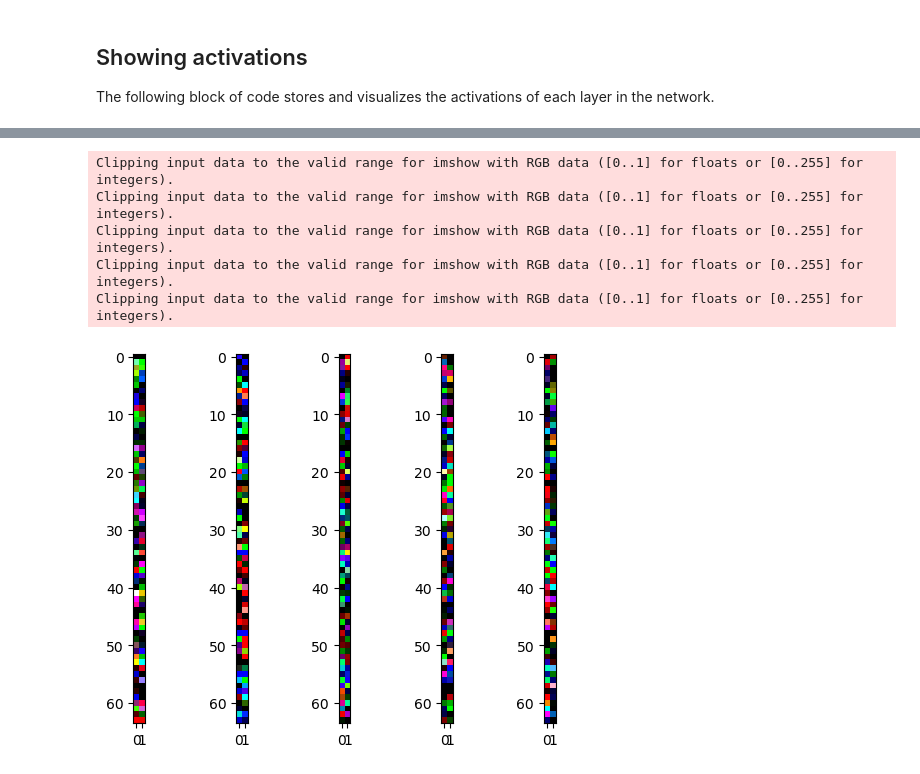
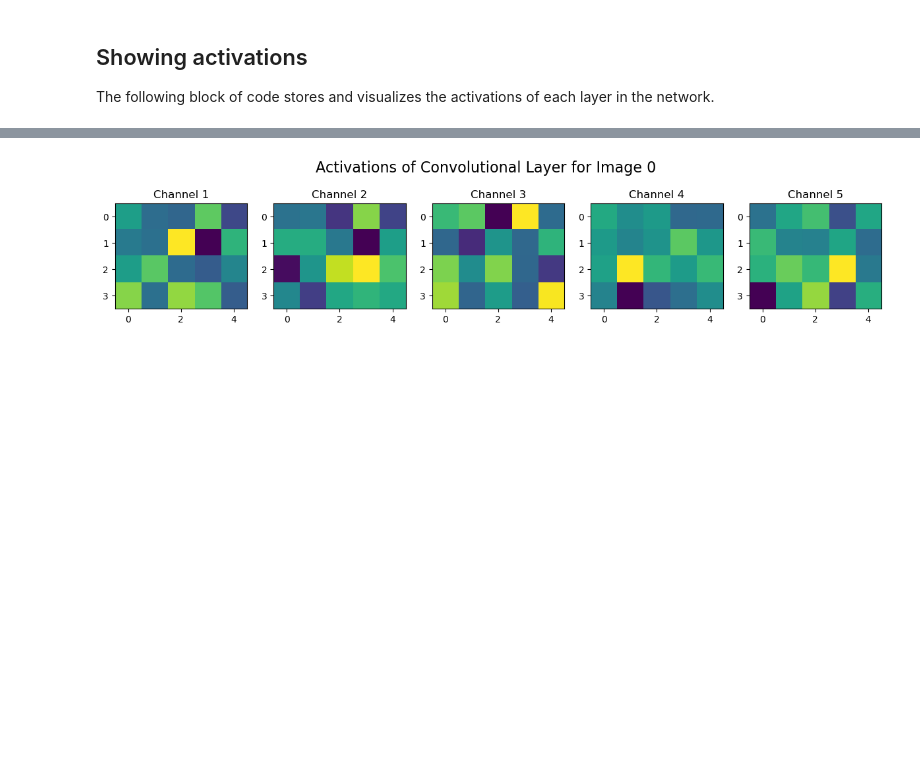
Before and after one commit to ZsofiaK/masterthesis, a Jupyter notebook: Programming exercise/Exercise.ipynb, the cells around one changed output, grey strips where cells are left out. Saved outputs shown, nothing was run; the diff lists cells and outputs as text; code cells hidden in the pictures; blank space fills up the shorter version.

```diff
--- a/Programming exercise/Exercise.ipynb
+++ b/Programming exercise/Exercise.ipynb
@@ -245,17 +242,21 @@ tensor([[ 0.6394, -0.8863, -0.3393],
 # %%
 # Displaying activations of the convolutional layer.
-mm = activation['conv1'].squeeze().cpu().numpy()
 
-fig, axs = plt.subplots(1,5)
+# Index of image to show the activation for.
+image_nr = 0
 
-for i, j in enumerate(range(10,15)):
-    axs[i].imshow(mm[j])
+# Number of channels to show.
+channel_nr = 5
 
+mm = activation['conv1'].cpu().numpy()
+
+fig, axs = plt.subplots(1, channel_nr, figsize=(15,3))
+
+for i in range(channel_nr):
+    axs[i].imshow(mm[image_nr, i, :, :], cmap='viridis')
+    axs[i].set_title(f'Channel {i + 1}')
+
+plt.suptitle(f'Activations of Convolutional Layer for Image {image_nr}', fontsize=16)
 plt.show(block=False)
 # %% [output]
-Clipping input data to the valid range for imshow with RGB data ([0..1] for floats or [0..255] for integers).
-Clipping input data to the valid range for imshow with RGB data ([0..1] for floats or [0..255] for integers).
-Clipping input data to the valid range for imshow with RGB data ([0..1] for floats or [0..255] for integers).
-Clipping input data to the valid range for imshow with RGB data ([0..1] for floats or [0..255] for integers).
-Clipping input data to the valid range for imshow with RGB data ([0..1] for floats or [0..255] for integers).
-[figure, old version]
+[figure, new version]
```
Also changed, not shown: parts of 3 cells of this notebook.
